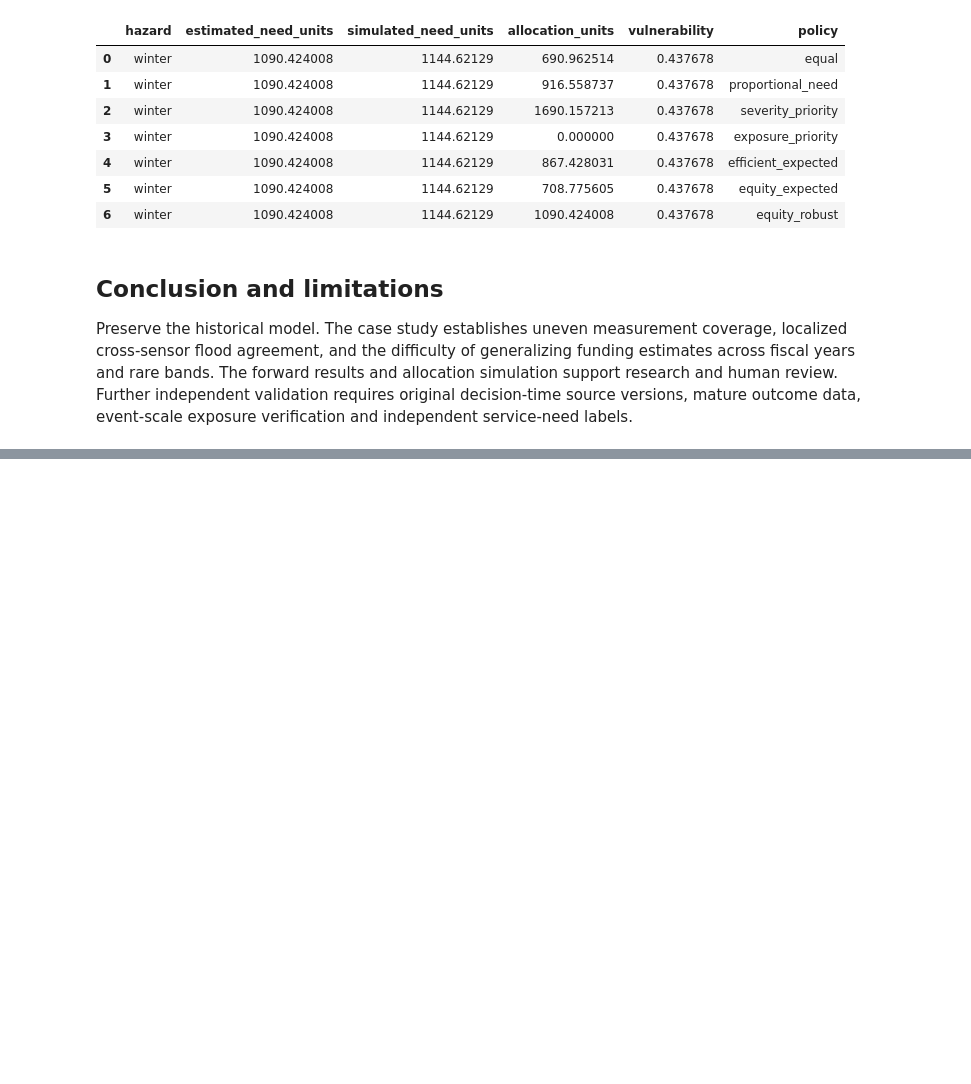
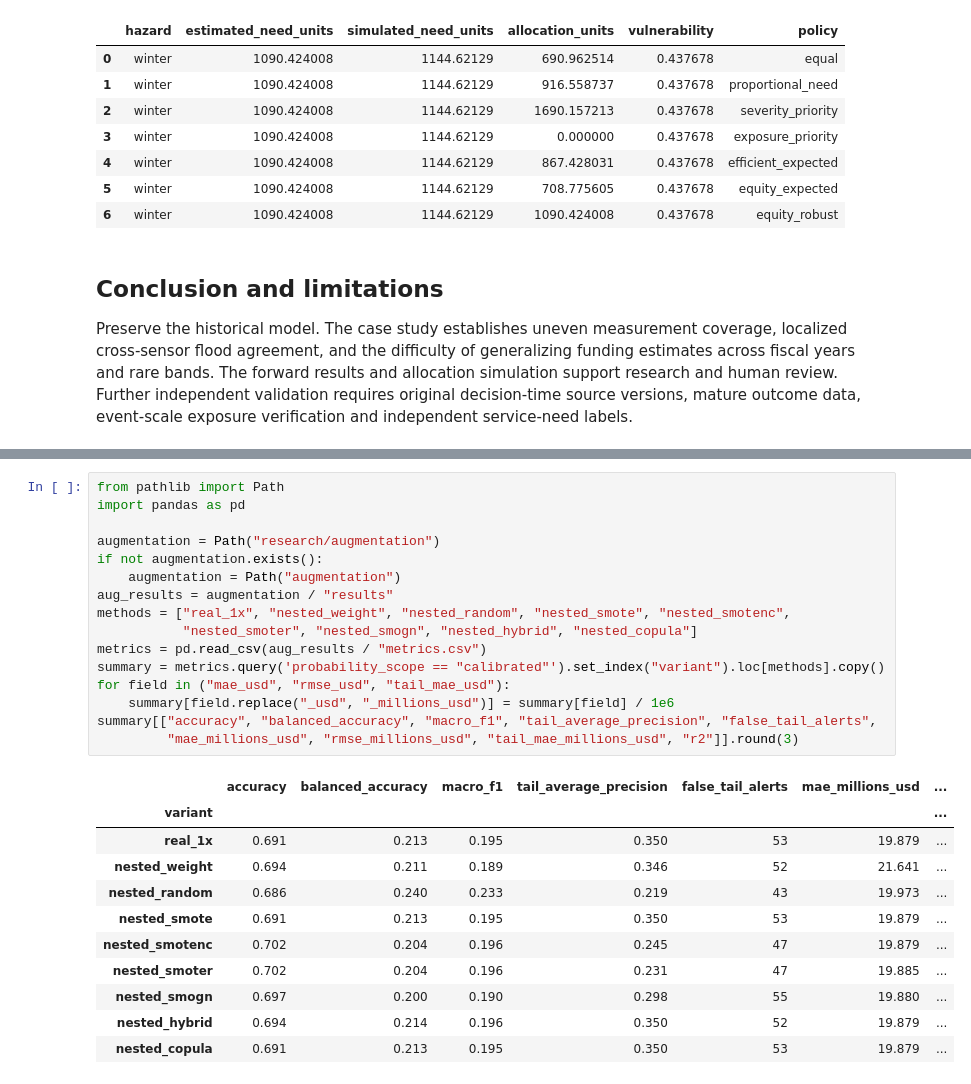
Before and after one commit to leonmarienga/ML-thesis, a Jupyter notebook: research/THESIS_REPRODUCTION.ipynb, the cells around one changed output, grey strips where cells are left out. Cells and saved outputs as stored; diff of their text form; blank space fills up the shorter version.

Commit message:
Archive matched rare-disaster augmentation results and thesis findings

```diff
--- a/research/THESIS_REPRODUCTION.ipynb
+++ b/research/THESIS_REPRODUCTION.ipynb
@@ -371,0 +376,28 @@ Preserve the historical model. The case study establishes uneven measurement cov
+# %%
+from pathlib import Path
+import pandas as pd
+
+augmentation = Path("research/augmentation")
+if not augmentation.exists():
+    augmentation = Path("augmentation")
+aug_results = augmentation / "results"
+methods = ["real_1x", "nested_weight", "nested_random", "nested_smote", "nested_smotenc",
+           "nested_smoter", "nested_smogn", "nested_hybrid", "nested_copula"]
+metrics = pd.read_csv(aug_results / "metrics.csv")
+summary = metrics.query('probability_scope == "calibrated"').set_index("variant").loc[methods].copy()
+for field in ("mae_usd", "rmse_usd", "tail_mae_usd"):
+    summary[field.replace("_usd", "_millions_usd")] = summary[field] / 1e6
+summary[["accuracy", "balanced_accuracy", "macro_f1", "tail_average_precision", "false_tail_alerts",
+         "mae_millions_usd", "rmse_millions_usd", "tail_mae_millions_usd", "r2"]].round(3)
+# %% [output]
+|  | accuracy | balanced_accuracy | macro_f1 | tail_average_precision | false_tail_alerts | mae_millions_usd | ... |
+| variant |  |  |  |  |  |  | ... |
+| real_1x | 0.691 | 0.213 | 0.195 | 0.350 | 53 | 19.879 | ... |
+| nested_weight | 0.694 | 0.211 | 0.189 | 0.346 | 52 | 21.641 | ... |
+| nested_random | 0.686 | 0.240 | 0.233 | 0.219 | 43 | 19.973 | ... |
+| nested_smote | 0.691 | 0.213 | 0.195 | 0.350 | 53 | 19.879 | ... |
+| nested_smotenc | 0.702 | 0.204 | 0.196 | 0.245 | 47 | 19.879 | ... |
+| nested_smoter | 0.702 | 0.204 | 0.196 | 0.231 | 47 | 19.885 | ... |
+| nested_smogn | 0.697 | 0.200 | 0.190 | 0.298 | 55 | 19.880 | ... |
+| nested_hybrid | 0.694 | 0.214 | 0.196 | 0.350 | 52 | 19.879 | ... |
+| nested_copula | 0.691 | 0.213 | 0.195 | 0.350 | 53 | 19.879 | ... |
```
Also changed, not shown: parts of 4 cells of this notebook, 30 other files.
